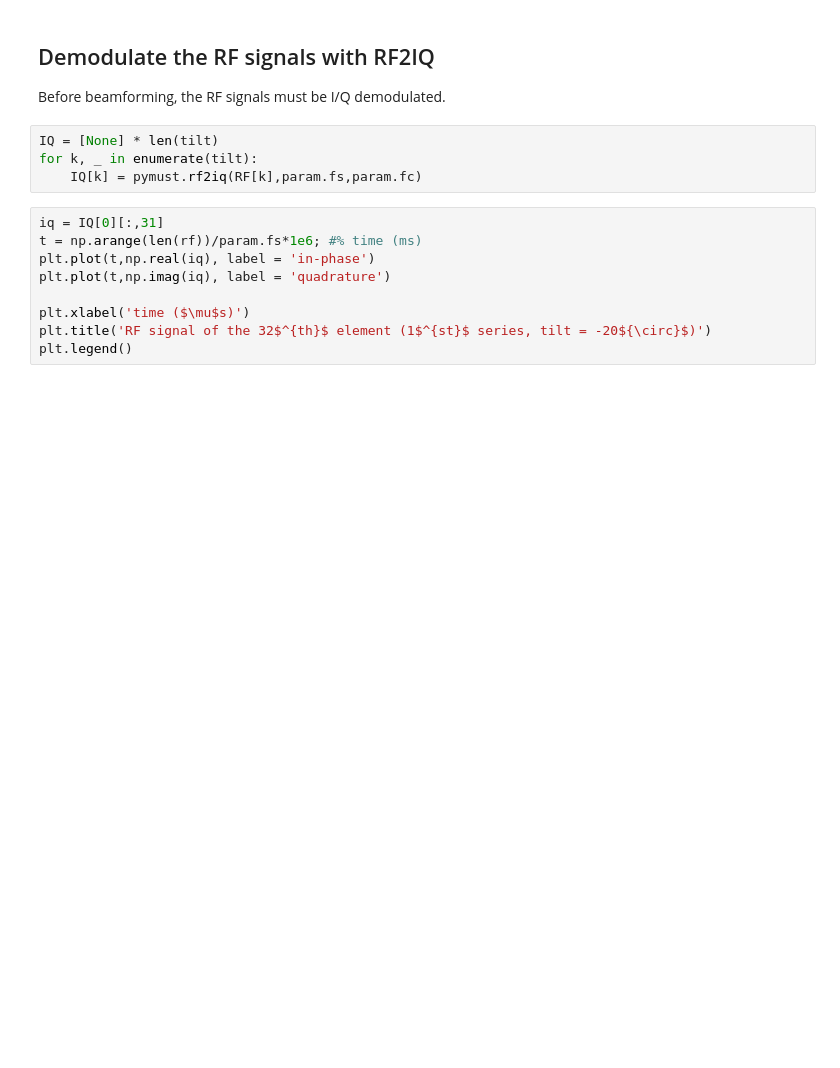
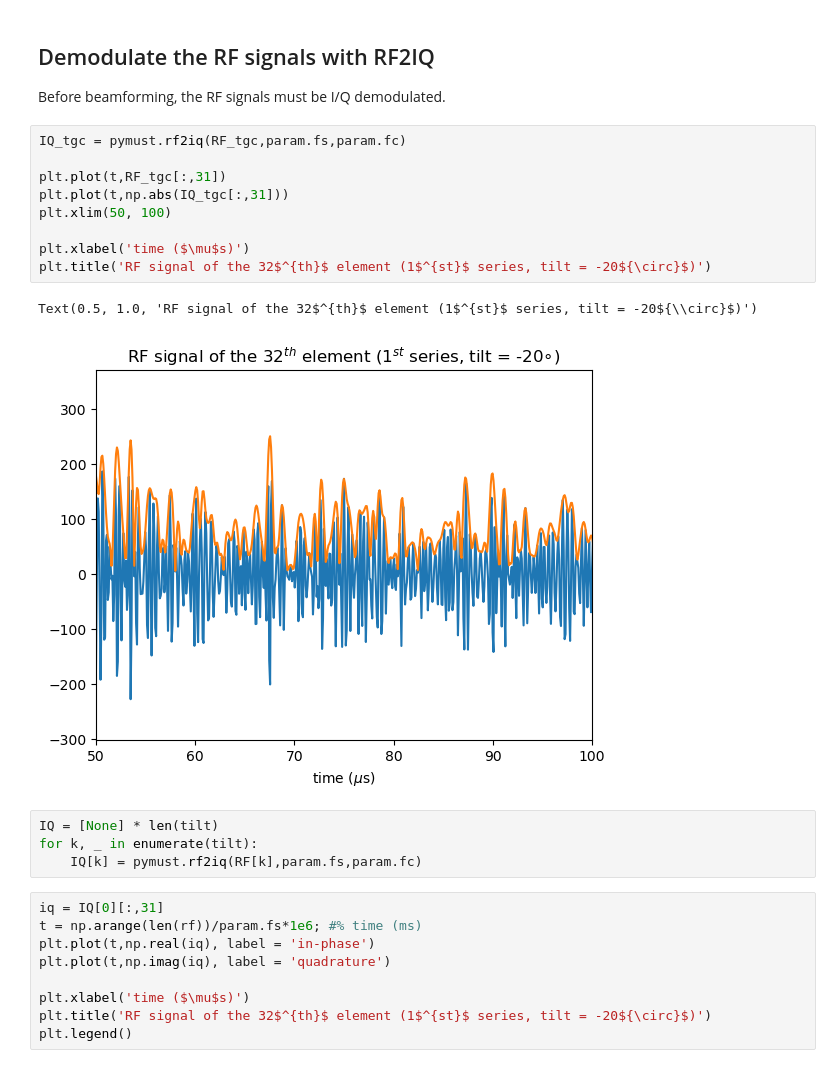
Before and after one commit to creatis-ULTIM/PyMUST, a Jupyter notebook: examples/DW_echo_demo.ipynb, the cells around one changed output. Cells and saved outputs as stored; diff of their text form; blank space fills up the shorter version.

```diff
--- a/examples/DW_echo_demo.ipynb
+++ b/examples/DW_echo_demo.ipynb
@@ -141,6 +134,18 @@ Text(0.5, 1.0, 'RF signal of the 32$^{th}$ element (1$^{st}$ series, tilt = -20$
 ## Demodulate the RF signals with RF2IQ
 
 Before beamforming, the RF signals must be I/Q demodulated.
+# %%
+IQ_tgc = pymust.rf2iq(RF_tgc,param.fs,param.fc)
+
+plt.plot(t,RF_tgc[:,31])
+plt.plot(t,np.abs(IQ_tgc[:,31]))
+plt.xlim(50, 100)
+
+plt.xlabel('time ($\mu$s)')
+plt.title('RF signal of the 32$^{th}$ element (1$^{st}$ series, tilt = -20${\circ}$)')
+# %% [output]
+Text(0.5, 1.0, 'RF signal of the 32$^{th}$ element (1$^{st}$ series, tilt = -20${\\circ}$)')
+[figure, added]
 # %%
 IQ = [None] * len(tilt)
 for k, _ in enumerate(tilt):
```
Also changed, not shown: parts of 9 cells of this notebook, 13 other files.
